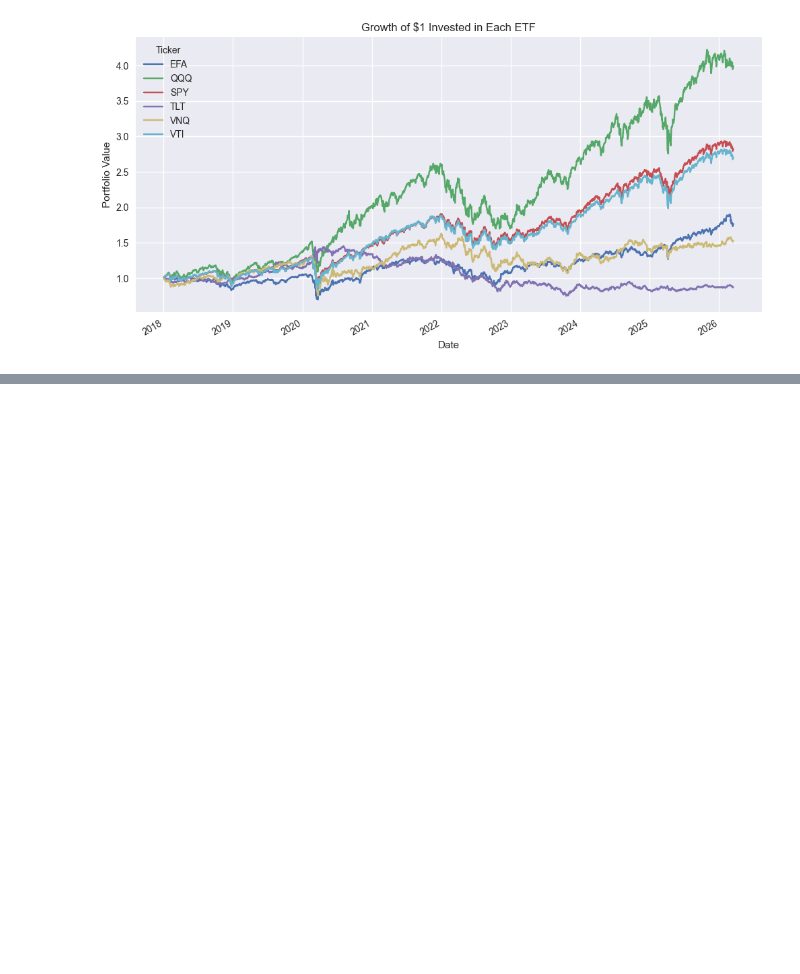
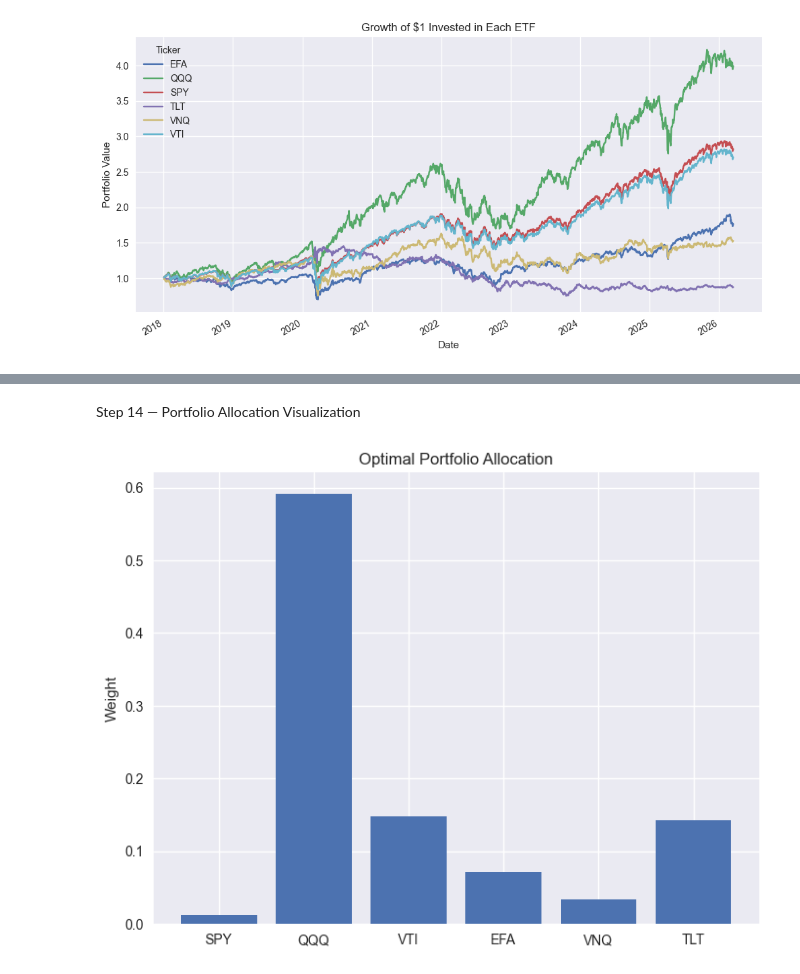
Before and after one commit to ishtrenjhen-a11y/finance-project-1, a Jupyter notebook: notebooks/portfolio_analysis.ipynb, the cells around one changed output, grey strips where cells are left out. Saved outputs shown, nothing was run; the diff lists cells and outputs as text; code cells hidden in the pictures; blank space fills up the shorter version.

```diff
--- a/notebooks/portfolio_analysis.ipynb
+++ b/notebooks/portfolio_analysis.ipynb
@@ -74,0 +265,18 @@ plt.show()
+# %% [markdown]
+Step 14 — Portfolio Allocation Visualization
+# %%
+weights_df_plot = pd.DataFrame({
+    "Asset": tickers,
+    "Weight": optimal_weights
+})
+
+plt.figure(figsize=(8,6))
+plt.bar(weights_df_plot["Asset"], weights_df_plot["Weight"])
+
+plt.title("Optimal Portfolio Allocation")
+plt.ylabel("Weight")
+plt.savefig("../visualisations/allocation_chart.png")
+
+plt.show()
+# %% [output]
+[figure, added]
```
Also changed, not shown: parts of 21 cells of this notebook, 1 other file.
